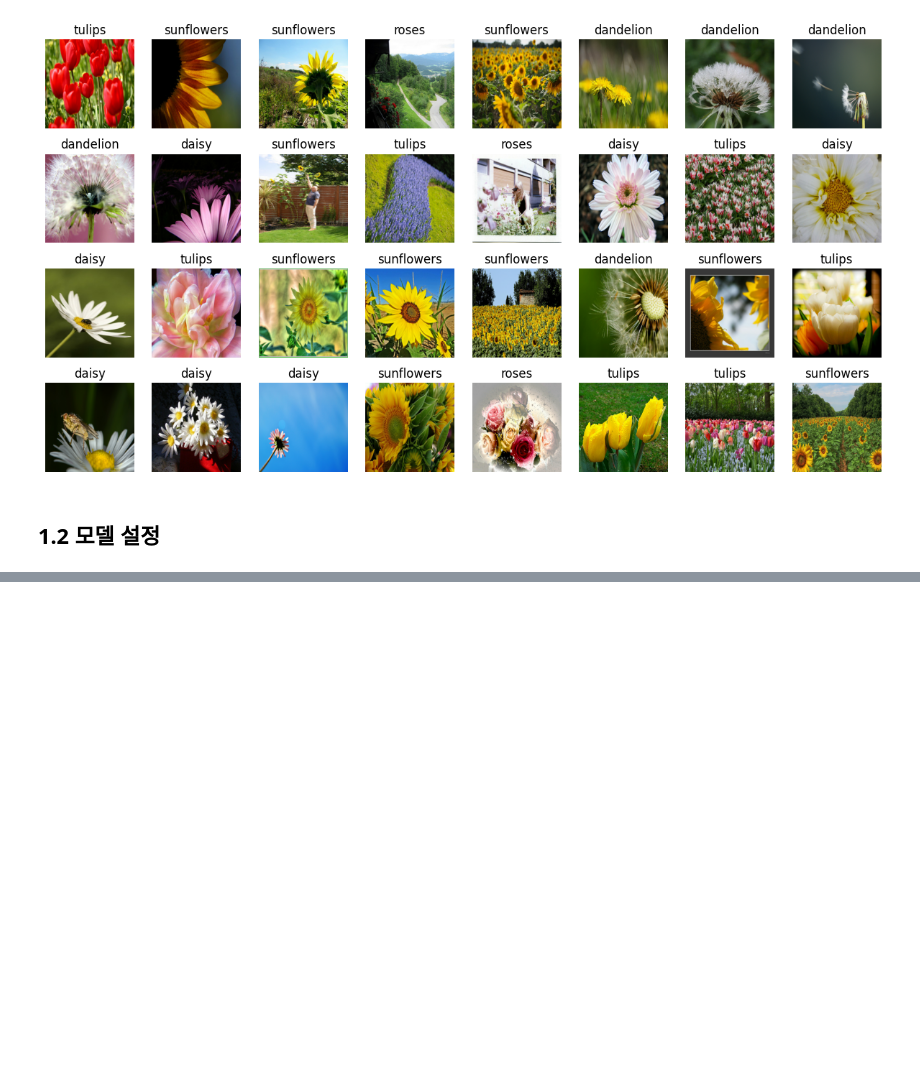
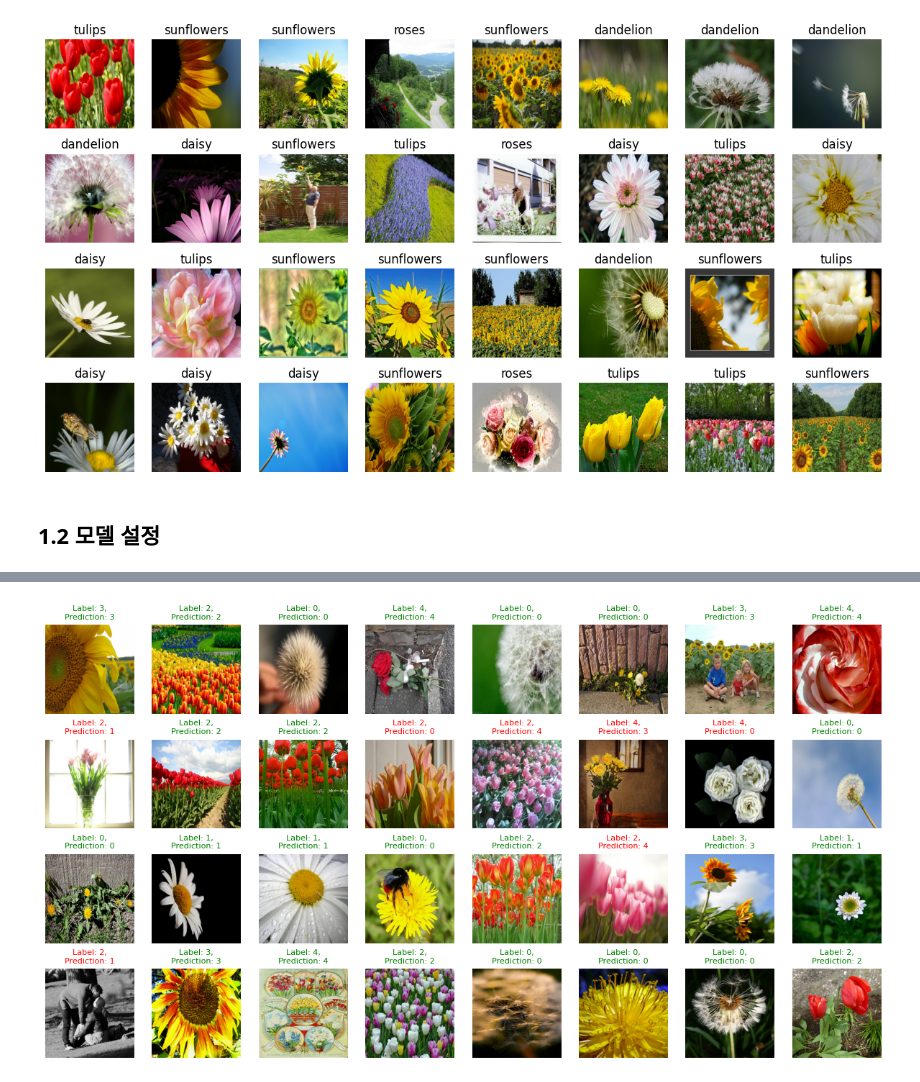
Before and after one commit to FennexFox/exp_1, a Jupyter notebook: exp_1.ipynb, the cells around one changed output, grey strips where cells are left out. Drawn from its saved outputs; the diff is of its cells as text; code cells hidden in the pictures; blank space fills up the shorter version.

```diff
--- a/exp_1.ipynb
+++ b/exp_1.ipynb
@@ -128,0 +148,3 @@ Invalid input shape for input Tensor("data:0", shape=(240, 240, 3), dtype=float3
+# %%
+utils.plot_prediction(basic, test)
+# %% [output]
@@ -128,0 +152 @@ Invalid input shape for input Tensor("data:0", shape=(240, 240, 3), dtype=float3
+[figure, added]
```
Also changed, not shown: parts of 6 cells of this notebook.
